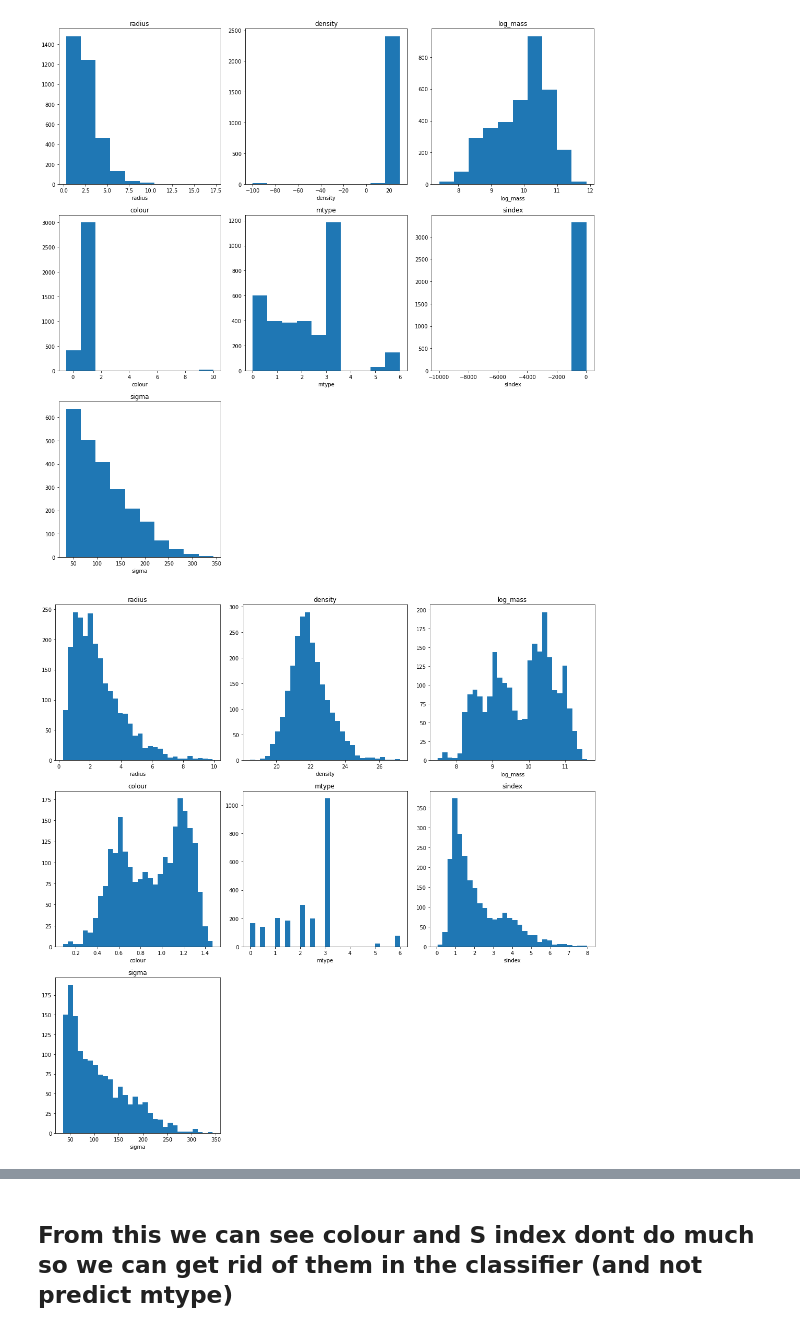
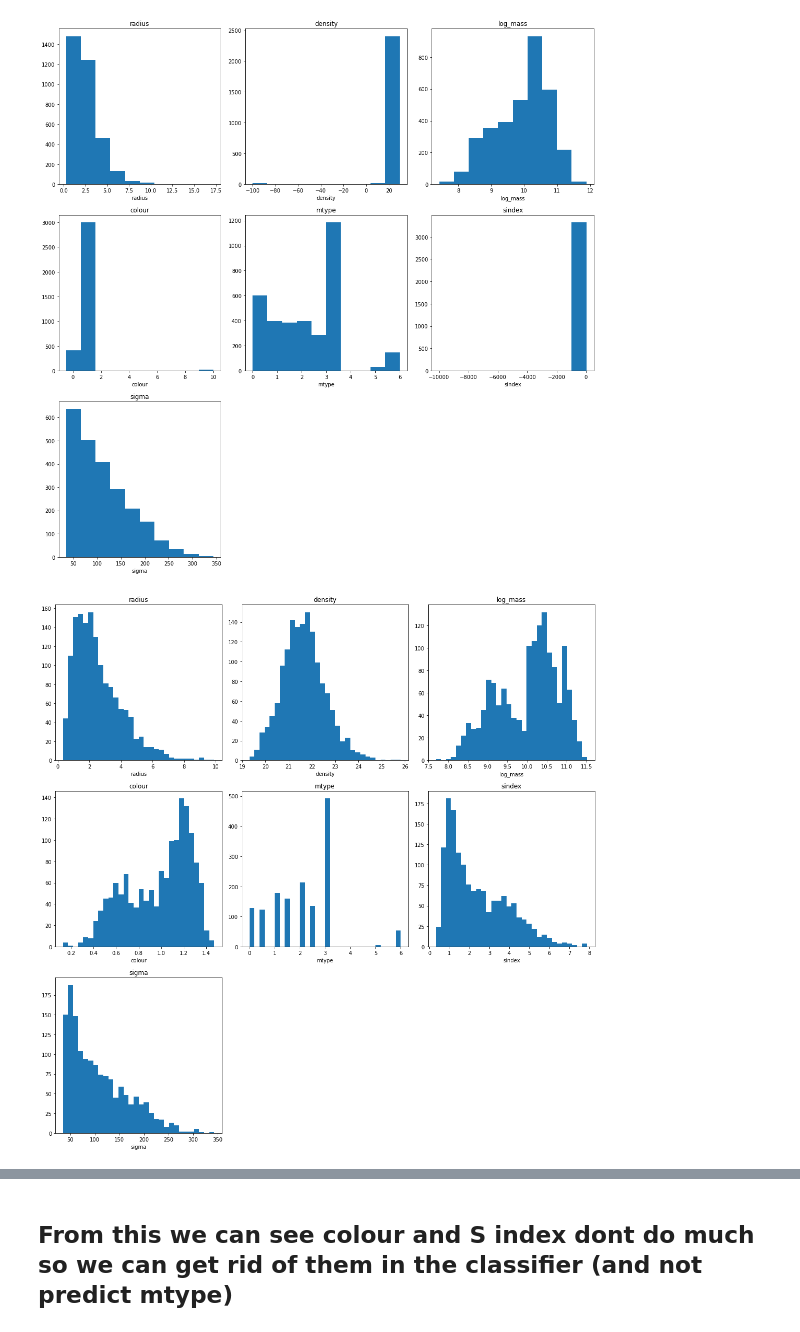
Before and after one commit to LouisDesdoigts/COMP_project, a Jupyter notebook: Assignment.ipynb, the cells around one changed output, grey strips where cells are left out. Cells and saved outputs as stored; diff of their text form; code cells hidden in the pictures.

```diff
--- a/Assignment.ipynb
+++ b/Assignment.ipynb
@@ -66,20 +66,21 @@ m3 = radius <= 10
 m4 = (density <= 27.5)*(density >= 18)
 m5 = (colour >= 0)*(colour <= 1.5)
 m6 = sindex <= 8
-mtrain = mtype <= 1.5
+# mtrain = mtype <= 1.5
+mask_nan = np.logical_not(np.isnan(sigma))
 # %%
-mask_train = m3*m4*mtrain
-mask_all = m1*m3*m4*m5*m6
+# mask_train = m3*m4*mtrain
+mask = m1*m3*m4*m5*m6*mask_nan
 
 n = len(data_vectors)
 plt.figure(figsize=(15, 15))
 
 for i in range(n):
     plt.subplot(3, n//2, i+1)
-    plt.hist(data_vectors[i][mask_all], bins=30)
+    plt.hist(data_vectors[i][mask], bins=30)
     plt.title("{}".format(data_names[i]))
     plt.xlabel(data_names[i])
 
 plt.tight_layout()
 # %% [output]
-[figure, old version]
+[figure, new version]
```
Also changed, not shown: parts of 61 cells of this notebook.
